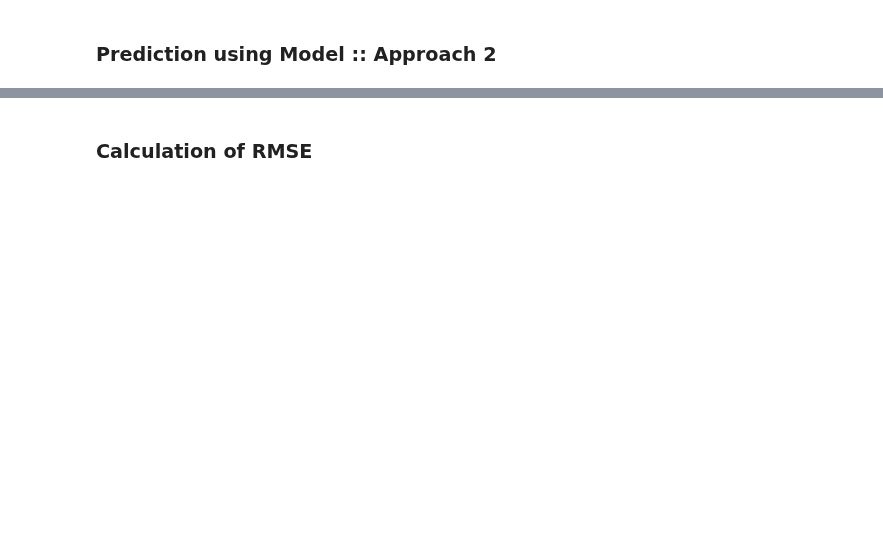
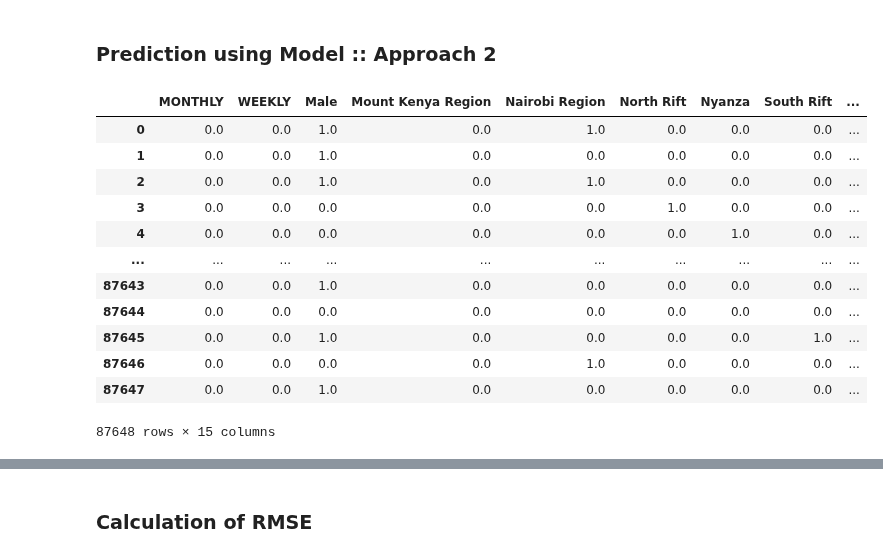
Before and after one commit to AumPandya95/zindi_paygo, a Jupyter notebook: notebooks/models/xgboost_model_approach_2.ipynb, the cells around one changed output, grey strips where cells are left out. Saved outputs shown, nothing was run; the diff lists cells and outputs as text; code cells hidden in the pictures; blank space fills up the shorter version.

```diff
--- a/notebooks/models/xgboost_model_approach_2.ipynb
+++ b/notebooks/models/xgboost_model_approach_2.ipynb
@@ -189,18 +181,20 @@ def encode_and_drop(full_array, data_type, tr_encoder=None):
 #     print(tr_encoder)
     categorical_array = full_array[full_array.select_dtypes(exclude=['number']).columns]
     numerical_array = full_array.drop(columns=full_array.select_dtypes(exclude=['number']).columns)
-#     print(numerical_array.shape)
+    print(numerical_array.shape)
     encoded_array, encoder = one_hot_encoding(
         categorical_frame=categorical_array,
         type_of_data=data_type,
         fitted_encoder=tr_encoder,
-        conv=True
+        conv=True,
+        drop="first",
+        handle_unknown="error"
     )
-#     print(encoded_array.shape)
+    print(encoded_array.shape)
     final_array = pd.concat([numerical_array.reset_index(drop=True),
                              encoded_array.reset_index(drop=True)], axis=1)
     final_array.index = numerical_array.index
-#     print(final_array.shape)
+    print(final_array.shape)
     return numerical_array, encoded_array, encoder
 # %%
 # Preparing the TRAIN data for approach two and fitting the model
@@ -219,4 +224,20 @@ model_two = model_two_obj.trained_model
 # %% [markdown]
 ### Prediction using Model :: Approach 2
+# %%
+encoded_train
+# %% [output]
+|  | MONTHLY | WEEKLY | Male | Mount Kenya Region | Nairobi Region | North Rift | Nyanza | South Rift | ... |
+| 0 | 0.0 | 0.0 | 1.0 | 0.0 | 1.0 | 0.0 | 0.0 | 0.0 | ... |
+| 1 | 0.0 | 0.0 | 1.0 | 0.0 | 0.0 | 0.0 | 0.0 | 0.0 | ... |
+| 2 | 0.0 | 0.0 | 1.0 | 0.0 | 1.0 | 0.0 | 0.0 | 0.0 | ... |
+| 3 | 0.0 | 0.0 | 0.0 | 0.0 | 0.0 | 1.0 | 0.0 | 0.0 | ... |
+| 4 | 0.0 | 0.0 | 0.0 | 0.0 | 0.0 | 0.0 | 1.0 | 0.0 | ... |
+| ... | ... | ... | ... | ... | ... | ... | ... | ... | ... |
+| 87643 | 0.0 | 0.0 | 1.0 | 0.0 | 0.0 | 0.0 | 0.0 | 0.0 | ... |
+| 87644 | 0.0 | 0.0 | 0.0 | 0.0 | 0.0 | 0.0 | 0.0 | 0.0 | ... |
+| 87645 | 0.0 | 0.0 | 1.0 | 0.0 | 0.0 | 0.0 | 0.0 | 1.0 | ... |
+| 87646 | 0.0 | 0.0 | 0.0 | 0.0 | 1.0 | 0.0 | 0.0 | 0.0 | ... |
+| 87647 | 0.0 | 0.0 | 1.0 | 0.0 | 0.0 | 0.0 | 0.0 | 0.0 | ... |
+87648 rows × 15 columns
 # %%
 X_test.columns
```
Also changed, not shown: parts of 10 cells of this notebook.
